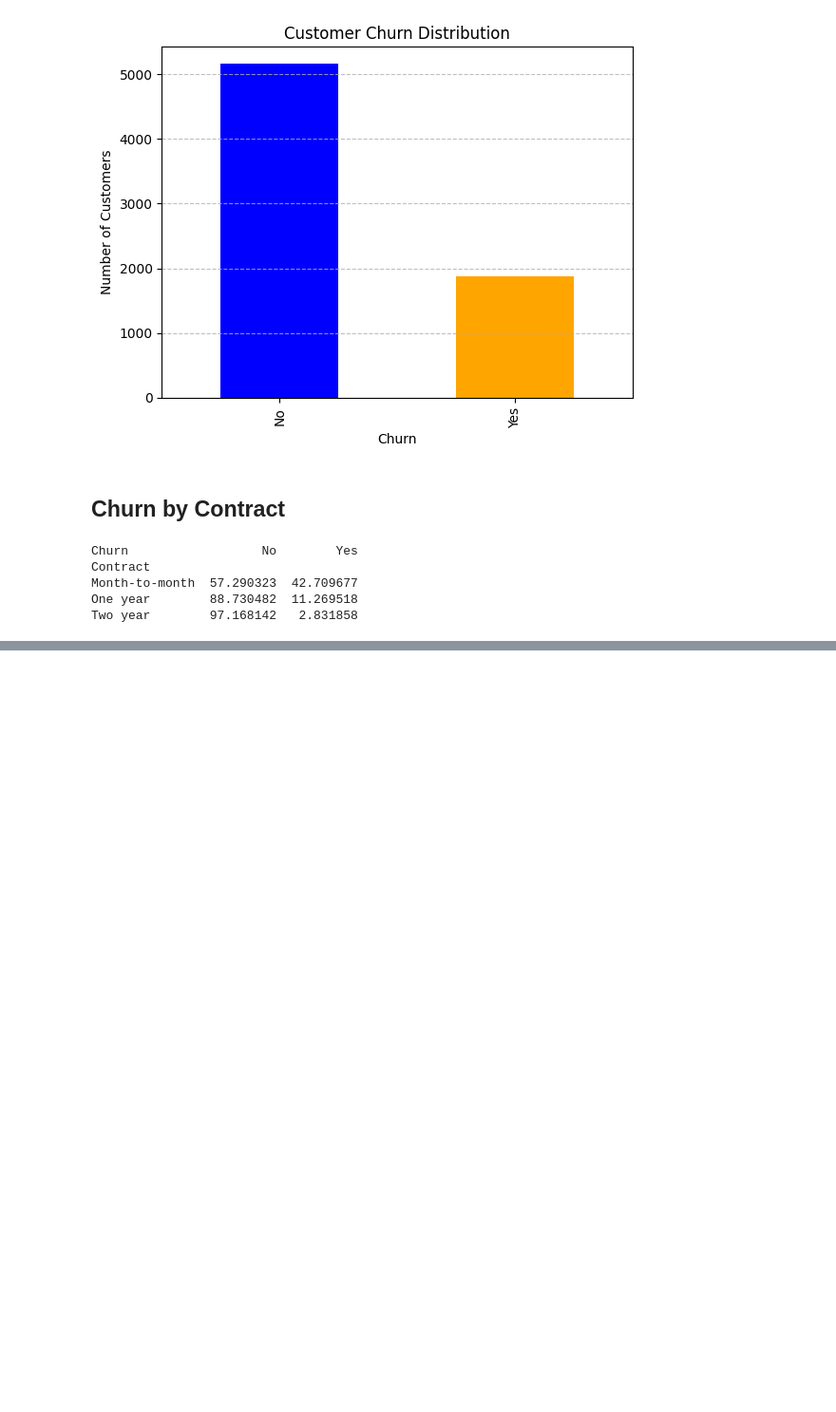
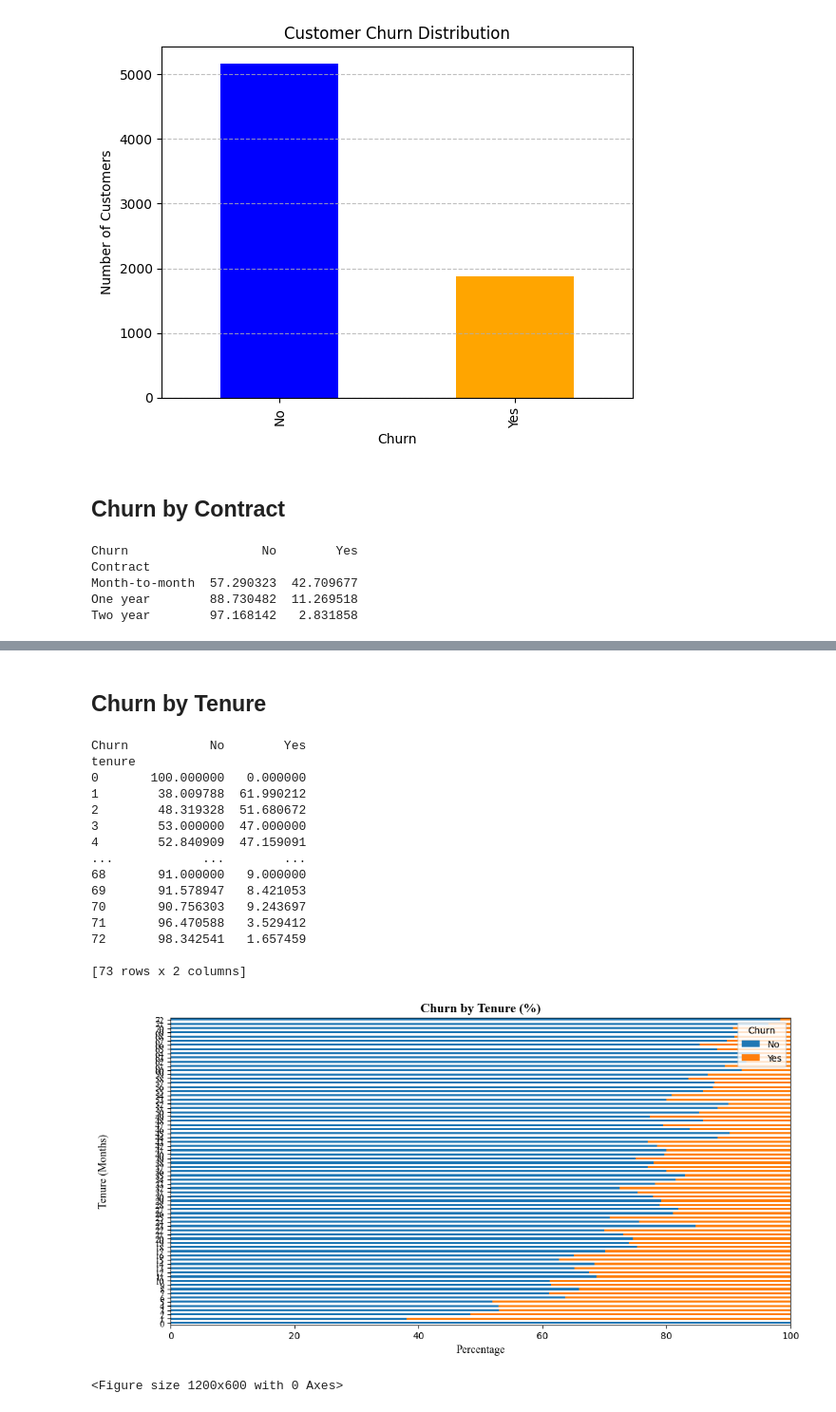
Before and after one commit to McPetane-Jr/FUTURE_DS_02, a Jupyter notebook: Telco_customer_churn.ipynb, the cells around one changed output, grey strips where cells are left out. Shown at 95% size. Drawn from its saved outputs; the diff is of its cells as text; code cells hidden in the pictures; blank space fills up the shorter version.

```diff
--- a/Telco_customer_churn.ipynb
+++ b/Telco_customer_churn.ipynb
@@ -231,0 +234,32 @@ plt.show()
+# %% [markdown]
+## Churn by Tenure
+# %%
+tenure_churn = pd.crosstab(df['tenure'], df['Churn'], normalize='index') * 100
+print(tenure_churn)
+tenure_churn.plot(kind='barh', stacked=True, figsize=(12, 6))
+plt.title("Churn by Tenure (%)", fontsize=14, family='Times New Roman', weight='bold')
+plt.xlabel("Percentage", fontsize=12, family='Times New Roman')
+plt.ylabel("Tenure (Months)", fontsize=12, family='Times New Roman', labelpad=50, ha='center')
+plt.legend(title='Churn', loc='upper right')
+plt.yticks(rotation=0, ha='right', fontsize=10, family='Times New Roman')
+plt.figure(figsize=(12, 6))
+
+plt.show()
+# %% [output]
+Churn           No        Yes
+tenure
+0       100.000000   0.000000
+1        38.009788  61.990212
+2        48.319328  51.680672
+3        53.000000  47.000000
+4        52.840909  47.159091
+...            ...        ...
+68       91.000000   9.000000
+69       91.578947   8.421053
+70       90.756303   9.243697
+71       96.470588   3.529412
+72       98.342541   1.657459
+
+[73 rows x 2 columns]
+[figure, added]
+<Figure size 1200x600 with 0 Axes>
```
Also changed, not shown: parts of 1 cell of this notebook.
